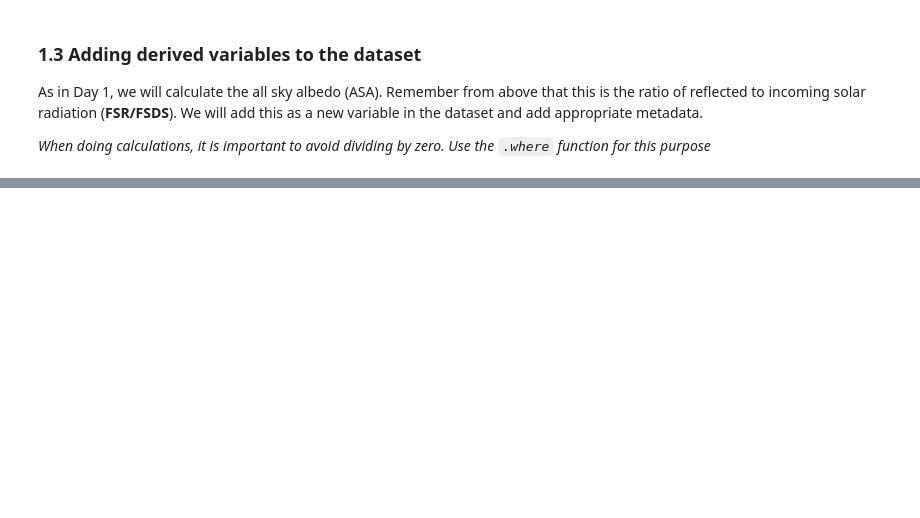
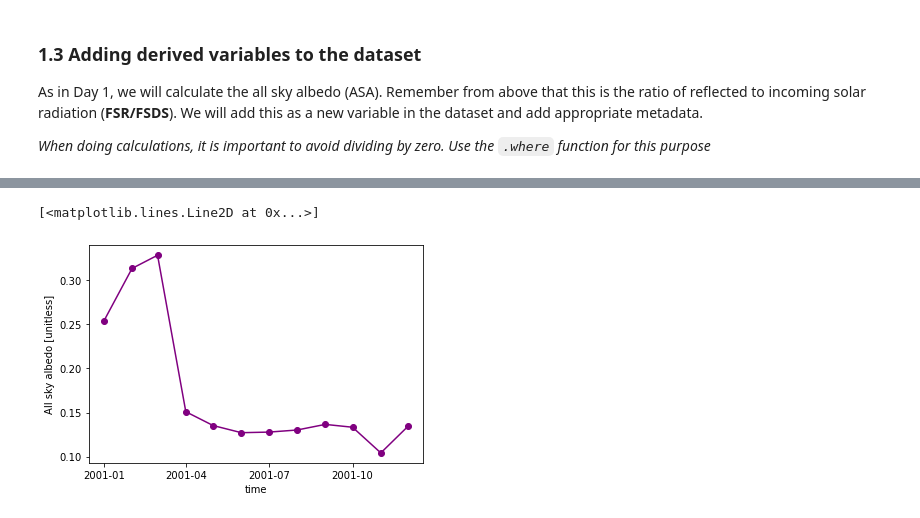
Before and after one commit to NCAR/CTSM-Tutorial, a Jupyter notebook: notebooks/Day2b_SinglePointVisualization.ipynb, the cells around one changed output, grey strips where cells are left out. Saved outputs shown, nothing was run; the diff lists cells and outputs as text; code cells hidden in the pictures; blank space fills up the shorter version.

```diff
--- a/notebooks/Day2b_SinglePointVisualization.ipynb
+++ b/notebooks/Day2b_SinglePointVisualization.ipynb
@@ -412,0 +322,5 @@ If you have extra time & energy, try running through this notebook with other va
+# %%
+ds.ASA.sel(time='2001').plot(color="purple", marker="o")
+# %% [output]
+[<matplotlib.lines.Line2D at 0x...>]
+[figure, added]
```
Also changed, not shown: parts of 92 cells of this notebook.
